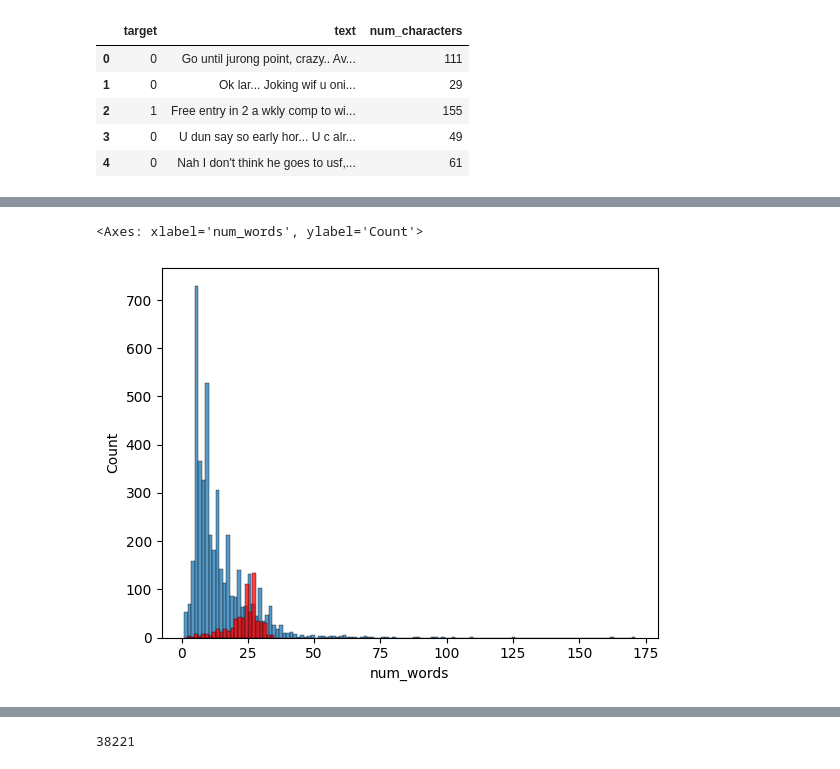
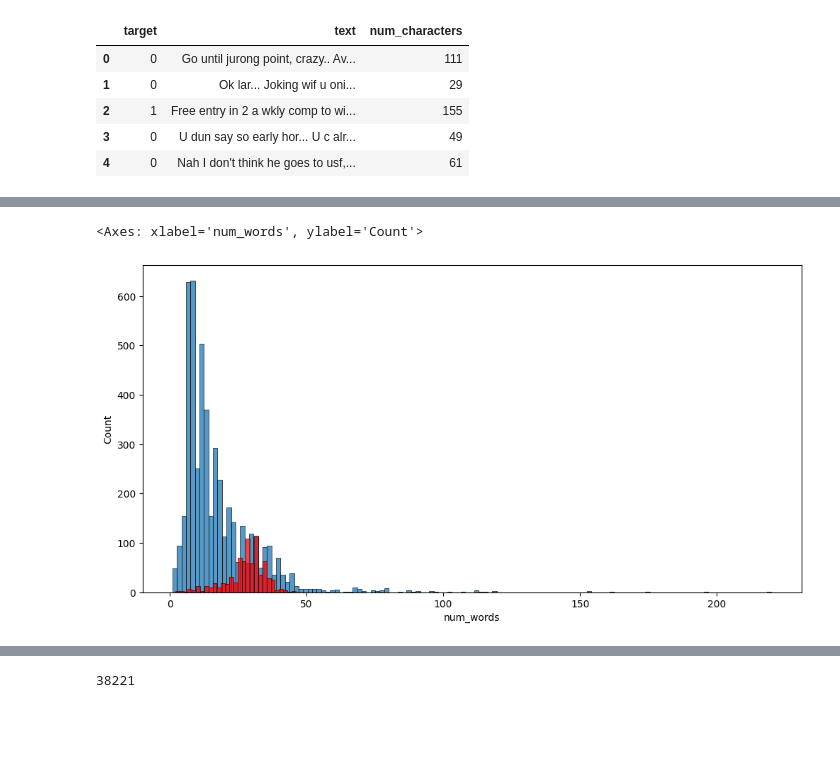
Before and after one commit to khushi-2828/mlfisrtproject, a Jupyter notebook: src/notebook/Untitled.ipynb, the cells around one changed output, grey strips where cells are left out. Saved outputs shown, nothing was run; the diff lists cells and outputs as text; code cells hidden in the pictures; blank space fills up the shorter version.

```diff
--- a/src/notebook/Untitled.ipynb
+++ b/src/notebook/Untitled.ipynb
@@ -88,5 +80,3 @@ dtype: int64
 df.duplicated().sum()
 # %% [output]
 np.int64(403)
-# %%
-df = df.drop_duplicates(keep='first')
@@ -138,7 +140,8 @@ df.head()
 | 3 | 0 | U dun say so early hor... U c alr... | 49 |
 | 4 | 0 | Nah I don't think he goes to usf,... | 61 |
 # %%
-df['num_words'] = df['text'].apply(lambda x: len(str(x).split()))
+# num of words
+df['num_words'] = df['text'].apply(lambda x:len(nltk.word_tokenize(x)))
 # %%
 df.head()
 # %% [output]
@@ -151,9 +154,5 @@ df.head()
 # %%
-import re
-
-df["new_sentence"] = df["text"].apply(
-    lambda x: len(re.findall(r'[.!?]+', str(x)))
-)
+df['num_sentences'] = df['text'].apply(lambda x:len(nltk.sent_tokenize(x)))
 # %%
 df.head()
 # %% [output]
@@ -210,6 +213,7 @@ sns.histplot(df[df['target']==1]['num_characters'],color='red')
 # %%
-sns.histplot(df[df['target']==0]['num_words'])
-sns.histplot(df[df['target']==1]['num_words'],color='red')
+plt.figure(figsize=(12,6))
+sns.histplot(df[df['target'] == 0]['num_words'])
+sns.histplot(df[df['target'] == 1]['num_words'],color='red')
 # %% [output]
 <Axes: xlabel='num_words', ylabel='Count'>
-[figure, old version]
+[figure, new version]
```
Also changed, not shown: parts of 100 cells of this notebook, 7 other files.
